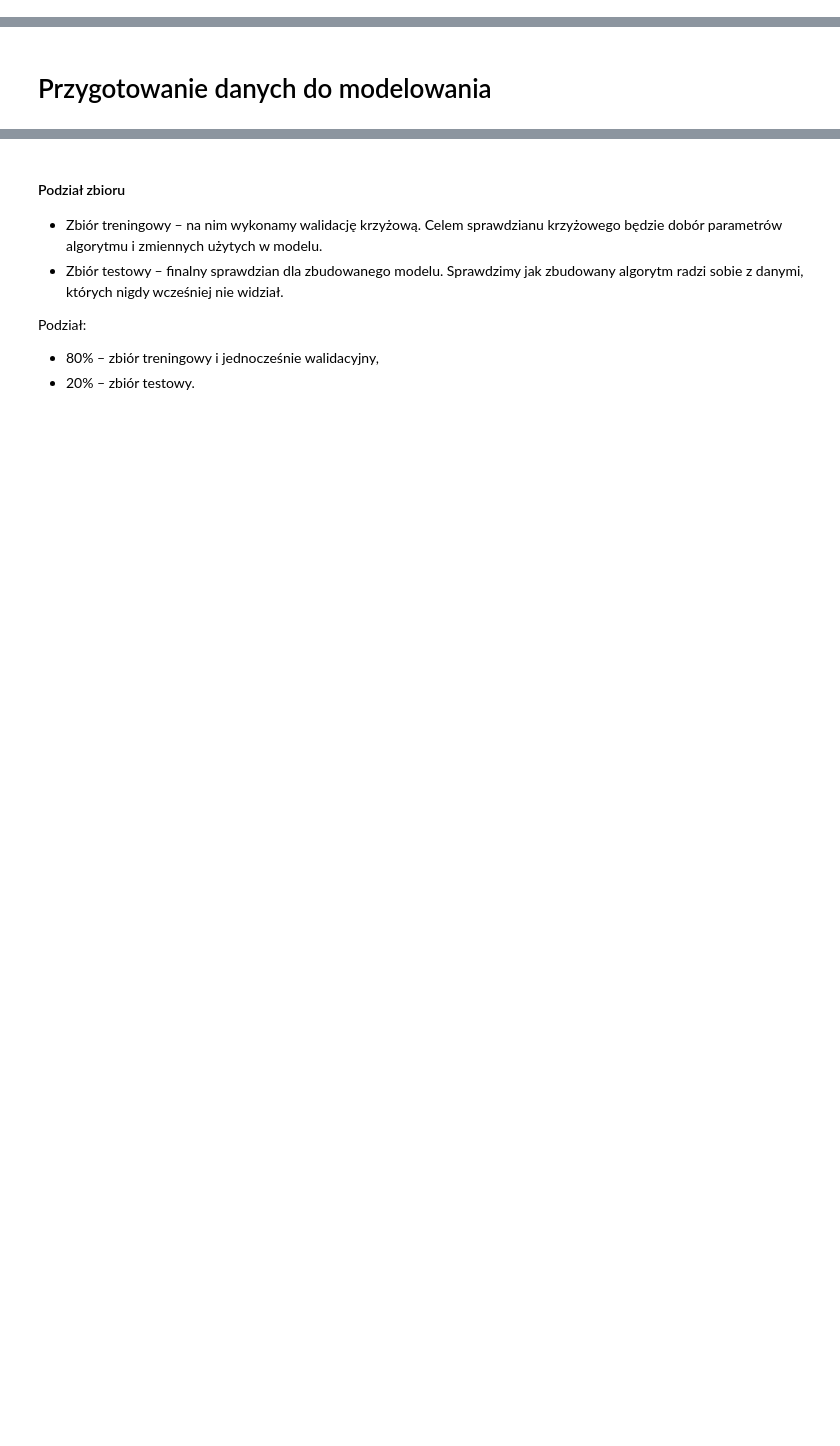
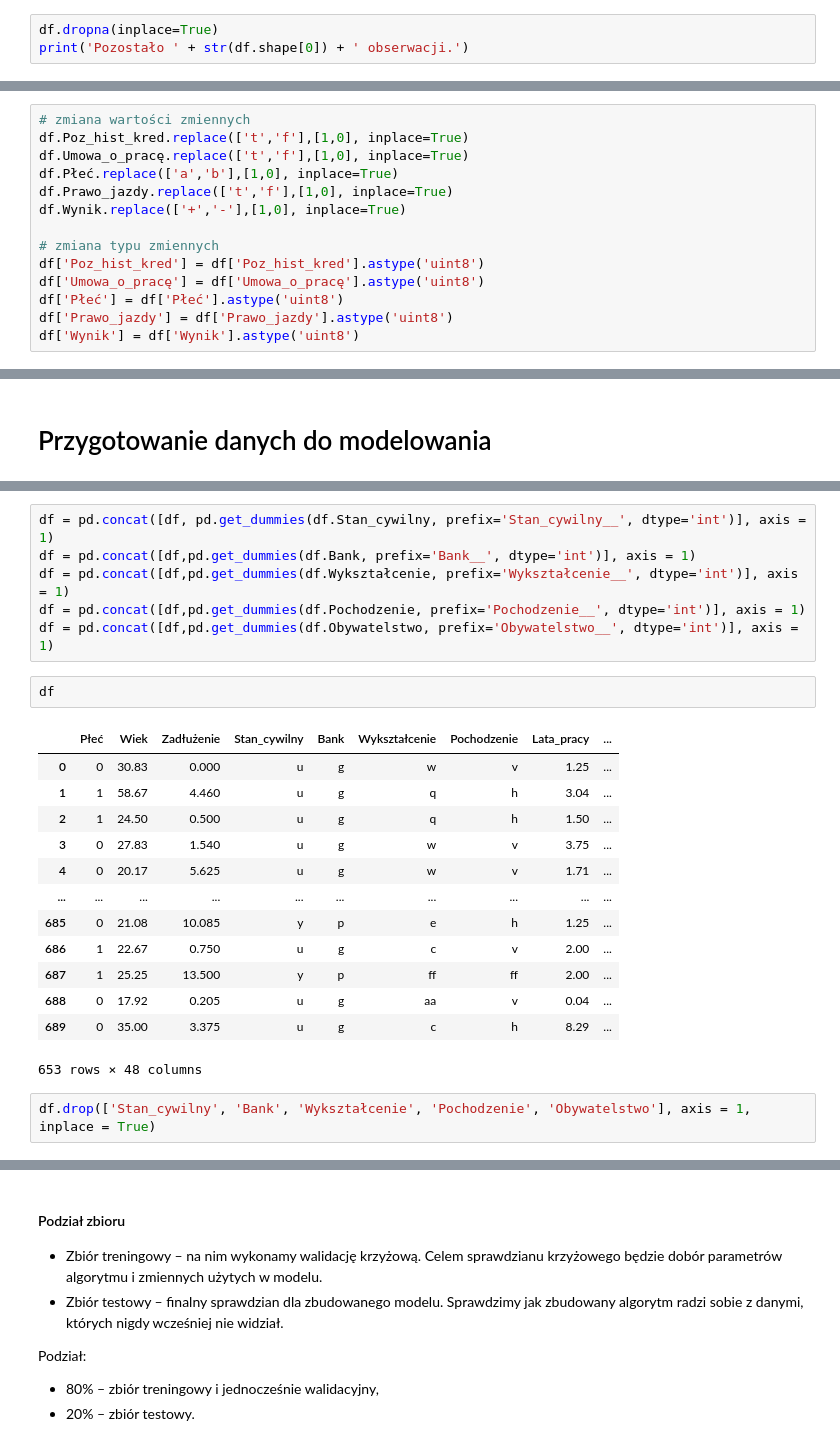
Before and after one commit to tomasz450/Uczenie-maszynowe-w-Python-25-11-24, a Jupyter notebook: 9. Case Study/Klasyfikacja wniosków o wydanie karty kredytowej.ipynb, the cells around one changed output, grey strips where cells are left out. Drawn from its saved outputs; the diff is of its cells as text; blank space fills up the shorter version.

```diff
--- a/9. Case Study/Klasyfikacja wniosków o wydanie karty kredytowej.ipynb
+++ b/9. Case Study/Klasyfikacja wniosków o wydanie karty kredytowej.ipynb
@@ -51,0 +131,3 @@ W tym kroku przyjrzymy się danym, zbadam ich ogólną strukturę (typy zmiennyc
+# %%
+df.dropna(inplace=True)
+print('Pozostało ' + str(df.shape[0]) + ' obserwacji.')
@@ -52,3 +144,17 @@ W tym kroku przyjrzymy się danym, zbadam ich ogólną strukturę (typy zmiennyc
+# %%
+# zmiana wartości zmiennych
+df.Poz_hist_kred.replace(['t','f'],[1,0], inplace=True)
+df.Umowa_o_pracę.replace(['t','f'],[1,0], inplace=True)
+df.Płeć.replace(['a','b'],[1,0], inplace=True)
+df.Prawo_jazdy.replace(['t','f'],[1,0], inplace=True)
+df.Wynik.replace(['+','-'],[1,0], inplace=True)
+
+# zmiana typu zmiennych
+df['Poz_hist_kred'] = df['Poz_hist_kred'].astype('uint8')
+df['Umowa_o_pracę'] = df['Umowa_o_pracę'].astype('uint8')
+df['Płeć'] = df['Płeć'].astype('uint8')
+df['Prawo_jazdy'] = df['Prawo_jazdy'].astype('uint8')
+df['Wynik'] = df['Wynik'].astype('uint8')
 # %% [markdown]
 # Eksploracyjna analiza danych
 # %% [markdown]
@@ -65,0 +218,24 @@ Już wiecie dlaczego tak lubię drzewa decyzyjne ;)
+# %%
+df = pd.concat([df, pd.get_dummies(df.Stan_cywilny, prefix='Stan_cywilny__', dtype='int')], axis = 1)
+df = pd.concat([df,pd.get_dummies(df.Bank, prefix='Bank__', dtype='int')], axis = 1)
+df = pd.concat([df,pd.get_dummies(df.Wykształcenie, prefix='Wykształcenie__', dtype='int')], axis = 1)
+df = pd.concat([df,pd.get_dummies(df.Pochodzenie, prefix='Pochodzenie__', dtype='int')], axis = 1)
+df = pd.concat([df,pd.get_dummies(df.Obywatelstwo, prefix='Obywatelstwo__', dtype='int')], axis = 1)
+# %%
+df
+# %% [output]
+|  | Płeć | Wiek | Zadłużenie | Stan_cywilny | Bank | Wykształcenie | Pochodzenie | Lata_pracy | ... |
+| 0 | 0 | 30.83 | 0.000 | u | g | w | v | 1.25 | ... |
+| 1 | 1 | 58.67 | 4.460 | u | g | q | h | 3.04 | ... |
+| 2 | 1 | 24.50 | 0.500 | u | g | q | h | 1.50 | ... |
+| 3 | 0 | 27.83 | 1.540 | u | g | w | v | 3.75 | ... |
+| 4 | 0 | 20.17 | 5.625 | u | g | w | v | 1.71 | ... |
+| ... | ... | ... | ... | ... | ... | ... | ... | ... | ... |
+| 685 | 0 | 21.08 | 10.085 | y | p | e | h | 1.25 | ... |
+| 686 | 1 | 22.67 | 0.750 | u | g | c | v | 2.00 | ... |
+| 687 | 1 | 25.25 | 13.500 | y | p | ff | ff | 2.00 | ... |
+| 688 | 0 | 17.92 | 0.205 | u | g | aa | v | 0.04 | ... |
+| 689 | 0 | 35.00 | 3.375 | u | g | c | h | 8.29 | ... |
+653 rows × 48 columns
+# %%
+df.drop(['Stan_cywilny', 'Bank', 'Wykształcenie', 'Pochodzenie', 'Obywatelstwo'], axis = 1, inplace = True)
```
Also changed, not shown: parts of 47 cells of this notebook, 1 other file.
